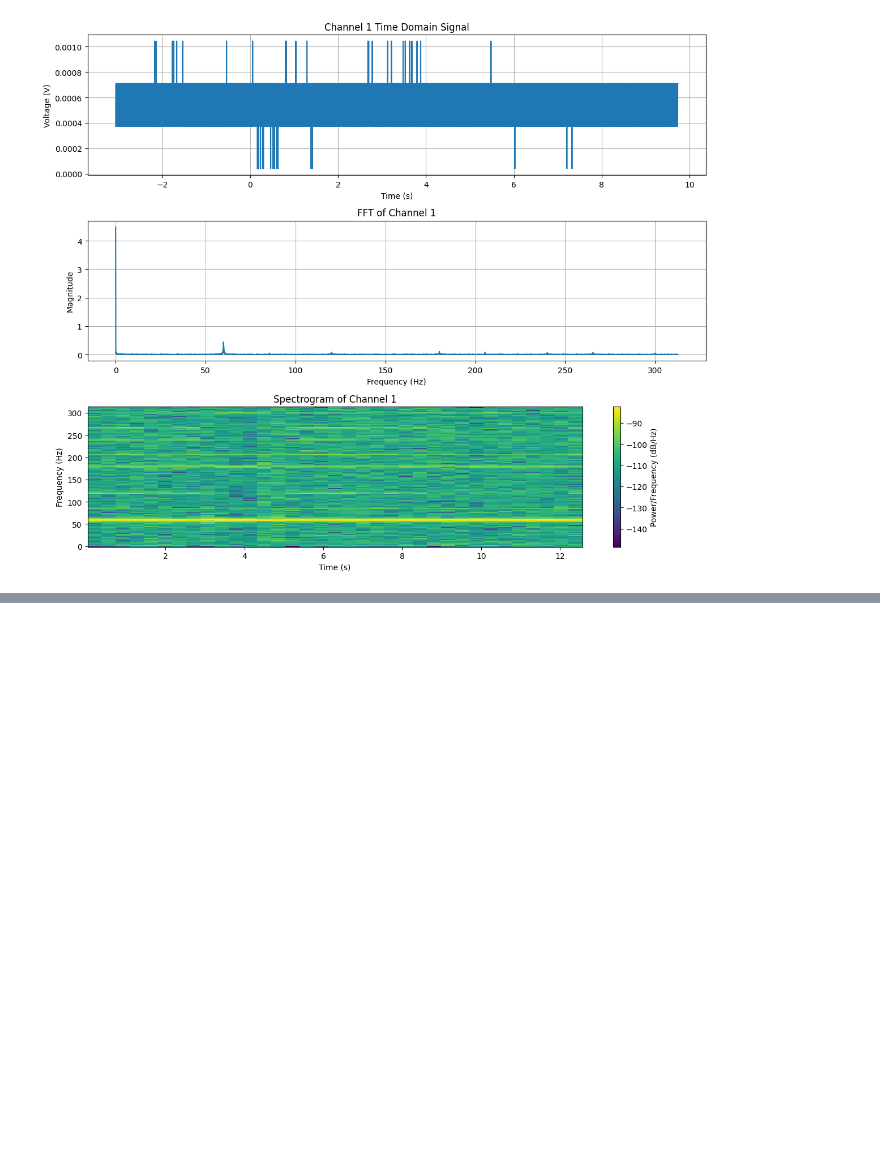
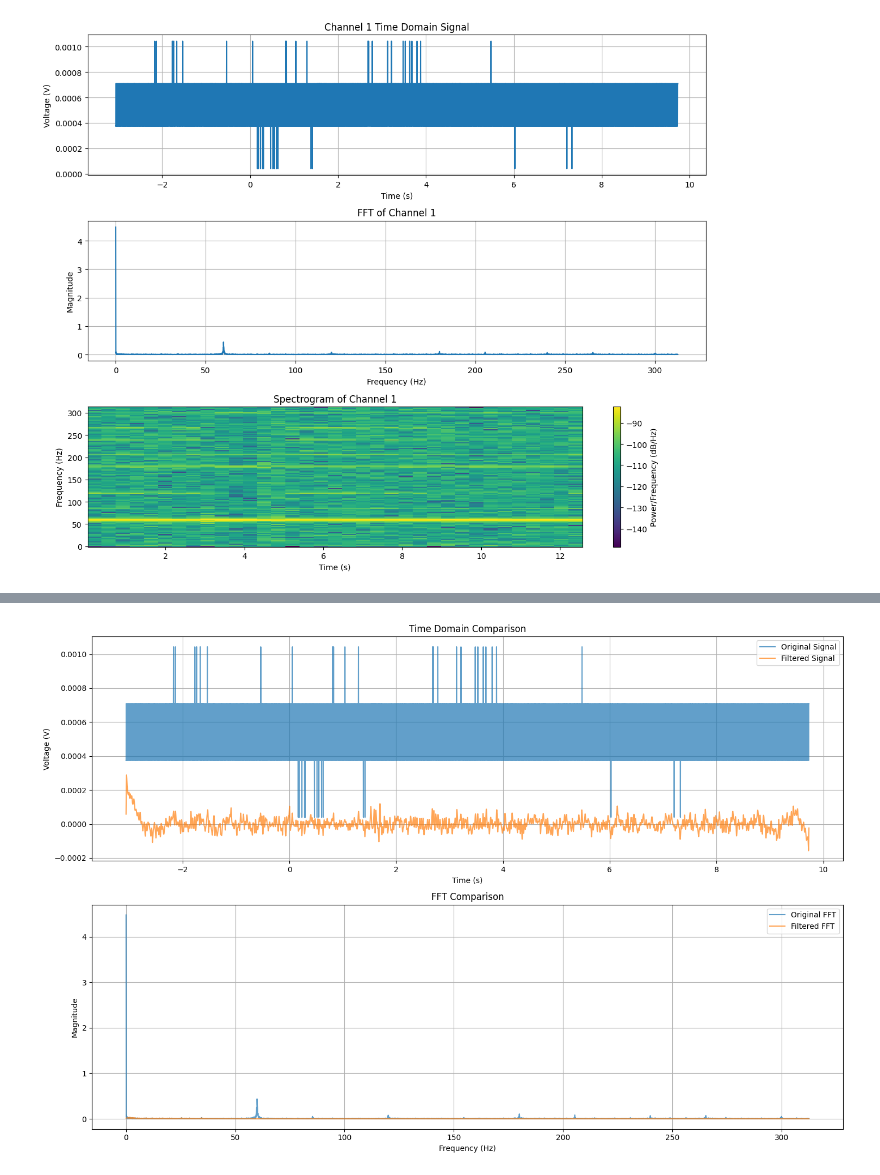
Before and after one commit to amukherjee7/synopsys, a Jupyter notebook: new.ipynb, the cells around one changed output, grey strips where cells are left out. Cells and saved outputs as stored; diff of their text form; code cells hidden in the pictures; blank space fills up the shorter version.

```diff
--- a/new.ipynb
+++ b/new.ipynb
@@ -47,0 +295,62 @@ plt.show()
+# %%
+import numpy as np
+import pandas as pd
+import matplotlib.pyplot as plt
+from scipy import signal
+
+# Load the data
+file_path = "anu.csv"  # Update with your actual file path
+data = pd.read_csv(file_path, comment='#')
+
+# Extract time and Channel 1 data
+time = data['Time (s)'].values
+channel1 = data['Channel 1 (V)'].values
+
+# Bandpass filter (1-40 Hz, typical EEG range)
+fs = 625.34  # Sampling rate
+lowcut = 1.0  # Low cut for EEG (Hz)
+highcut = 40.0  # High cut for EEG (Hz)
+order = 4  # Filter order
+
+nyquist = 0.5 * fs
+low = lowcut / nyquist
+high = highcut / nyquist
+b, a = signal.butter(order, [low, high], btype='band')
+filtered_signal = signal.filtfilt(b, a, channel1)
+
+# Notch filter (60 Hz to remove power line noise)
+notch_freq = 60.0
+Q = 30.0  # Quality factor
+b_notch, a_notch = signal.iirnotch(notch_freq / nyquist, Q)
+filtered_signal = signal.filtfilt(b_notch, a_notch, filtered_signal)
+
+# Plot comparison of original and filtered signals
+fig, (ax1, ax2) = plt.subplots(2, 1, figsize=(15, 10))
+
+# Time domain comparison
+ax1.plot(time, channel1, label='Original Signal', alpha=0.7)
+ax1.plot(time, filtered_signal, label='Filtered Signal', alpha=0.7)
+ax1.set_xlabel('Time (s)')
+ax1.set_ylabel('Voltage (V)')
+ax1.set_title('Time Domain Comparison')
+ax1.legend()
+ax1.grid(True)
+
+# FFT comparison
+N = len(filtered_signal)
+freqs = np.fft.fftfreq(N, d=1/fs)
+fft_original = np.fft.fft(channel1)
+fft_filtered = np.fft.fft(filtered_signal)
+
+ax2.plot(freqs[:N//2], np.abs(fft_original)[:N//2], label='Original FFT', alpha=0.7)
+ax2.plot(freqs[:N//2], np.abs(fft_filtered)[:N//2], label='Filtered FFT', alpha=0.7)
+ax2.set_xlabel('Frequency (Hz)')
+ax2.set_ylabel('Magnitude')
+ax2.set_title('FFT Comparison')
+ax2.legend()
+ax2.grid(True)
+
+plt.tight_layout()
+plt.show()
+# %% [output]
+[figure, added]
```
Also changed, not shown: parts of 22 cells of this notebook, 2 other files.
